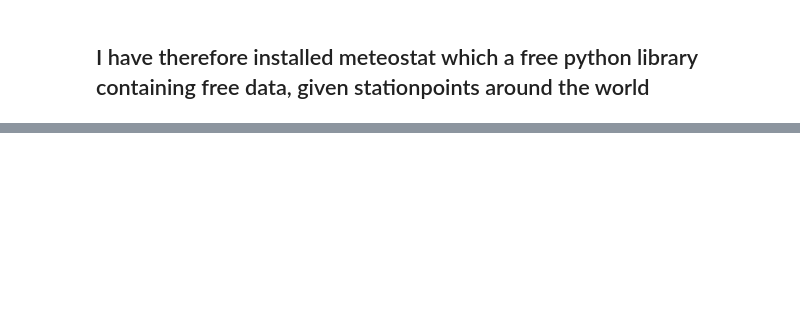
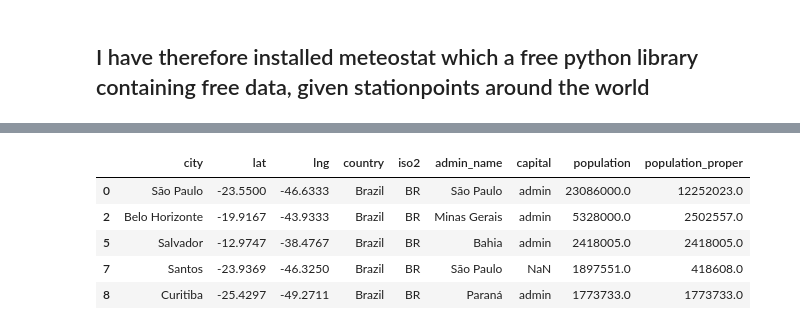
Before and after one commit to maseehfaizan/Project_code, a Jupyter notebook: Master.ipynb, the cells around one changed output, grey strips where cells are left out. Cells and saved outputs as stored; diff of their text form; code cells hidden in the pictures; blank space fills up the shorter version.

```diff
--- a/Master.ipynb
+++ b/Master.ipynb
@@ -59,0 +49,11 @@ print(data)
+# %%
+regions = ['Minas Gerais','São Paulo','Bahia','Paraná','Espírito Santo']
+city = cities[cities['admin_name'].isin(regions)]
+city.head()
+# %% [output]
+|  | city | lat | lng | country | iso2 | admin_name | capital | population | population_proper |
+| 0 | São Paulo | -23.5500 | -46.6333 | Brazil | BR | São Paulo | admin | 23086000.0 | 12252023.0 |
+| 2 | Belo Horizonte | -19.9167 | -43.9333 | Brazil | BR | Minas Gerais | admin | 5328000.0 | 2502557.0 |
+| 5 | Salvador | -12.9747 | -38.4767 | Brazil | BR | Bahia | admin | 2418005.0 | 2418005.0 |
+| 7 | Santos | -23.9369 | -46.3250 | Brazil | BR | São Paulo | NaN | 1897551.0 | 418608.0 |
+| 8 | Curitiba | -25.4297 | -49.2711 | Brazil | BR | Paraná | admin | 1773733.0 | 1773733.0 |
```
Also changed, not shown: parts of 20 cells of this notebook.
